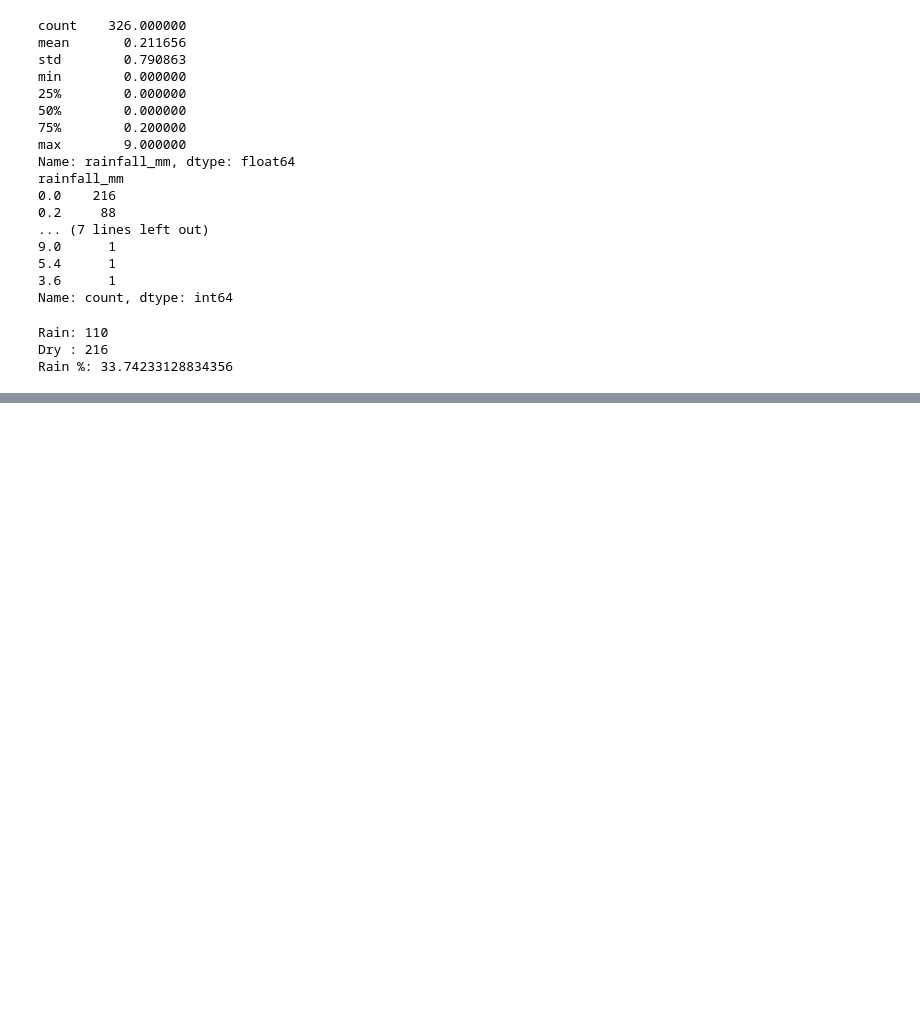
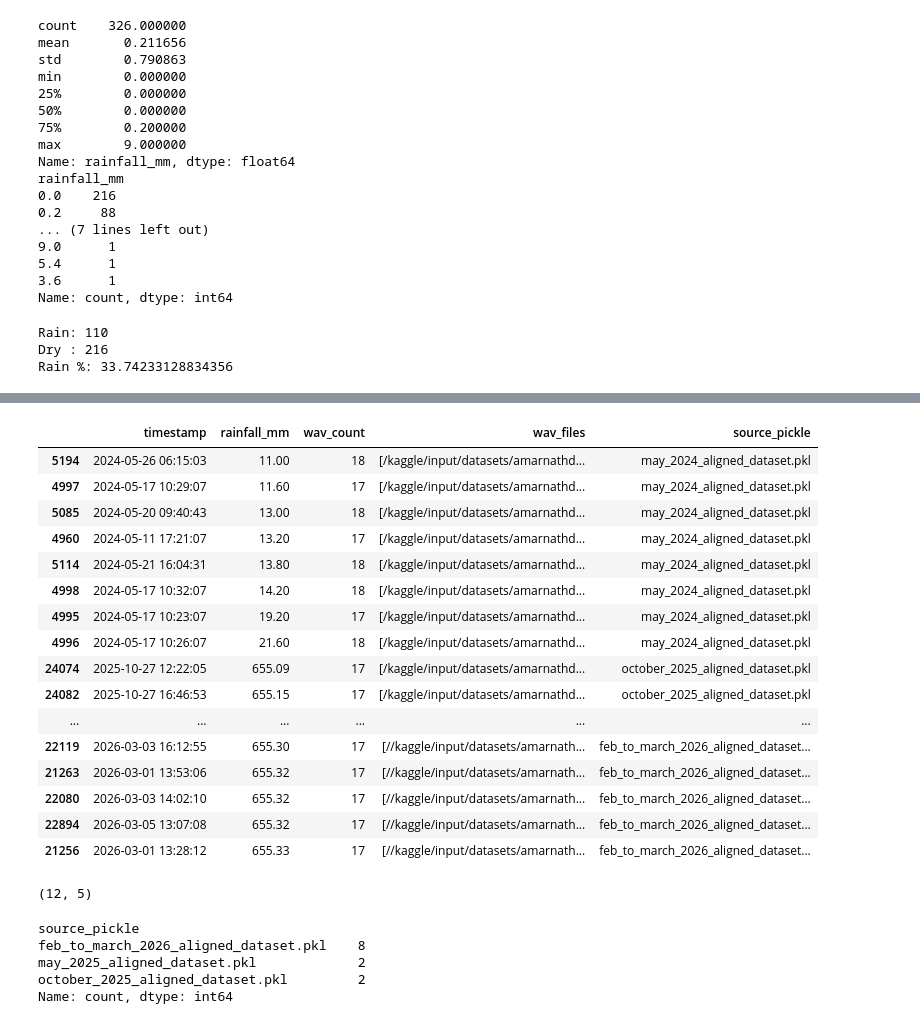
Before and after one commit to Amarnathdj10/ML-based-Acoustic-Rain-Gauge, a Jupyter notebook: audio_processing.ipynb, the cells around one changed output, grey strips where cells are left out. Cells and saved outputs as stored; diff of their text form; code cells hidden in the pictures; blank space fills up the shorter version.

Commit message:
Kaggle Notebook | audio_processing | Version 6

```diff
--- a/audio_processing.ipynb
+++ b/audio_processing.ipynb
@@ -441,3 +443,20 @@ print("Rain %:", rain/len(df)*100)
 Rain: 110
 Dry : 216
 Rain %: 33.74233128834356
+# %%
+#combine the pickle files
+
+import pandas as pd
+import glob
+
+files = glob.glob("/kaggle/input/datasets/amarnathdj/aligned-data/pickle files/*.pkl", recursive=True)
+
+dfs = []
+
+for f in files:
+    df = pd.read_pickle(f)
+    dfs.append(df)
+
+master_df = pd.concat(dfs, ignore_index=True)
+
+print(master_df.shape)
@@ -443,0 +535,18 @@ Rain %: 33.74233128834356
+# %%
+import pandas as pd
+import glob
+import os
+
+files = glob.glob("/kaggle/input/datasets/amarnathdj/aligned-data/pickle files/*.pkl")
+
+dfs = []
+
+for f in files:
+    df = pd.read_pickle(f)
+
+    # store source file name
+    df["source_pickle"] = os.path.basename(f)
+
+    dfs.append(df)
+
+master_df = pd.concat(dfs, ignore_index=True)
@@ -443,0 +592,32 @@ Rain %: 33.74233128834356
+# %%
+master_df.sort_values("rainfall_mm").tail(20)
+# %% [output]
+|  | timestamp | rainfall_mm | wav_count | wav_files | source_pickle |
+| 5194 | 2024-05-26 06:15:03 | 11.00 | 18 | [/kaggle/input/datasets/amarnathd... | may_2024_aligned_dataset.pkl |
+| 4997 | 2024-05-17 10:29:07 | 11.60 | 17 | [/kaggle/input/datasets/amarnathd... | may_2024_aligned_dataset.pkl |
+| 5085 | 2024-05-20 09:40:43 | 13.00 | 18 | [/kaggle/input/datasets/amarnathd... | may_2024_aligned_dataset.pkl |
+| 4960 | 2024-05-11 17:21:07 | 13.20 | 17 | [/kaggle/input/datasets/amarnathd... | may_2024_aligned_dataset.pkl |
+| 5114 | 2024-05-21 16:04:31 | 13.80 | 18 | [/kaggle/input/datasets/amarnathd... | may_2024_aligned_dataset.pkl |
+| 4998 | 2024-05-17 10:32:07 | 14.20 | 18 | [/kaggle/input/datasets/amarnathd... | may_2024_aligned_dataset.pkl |
+| 4995 | 2024-05-17 10:23:07 | 19.20 | 17 | [/kaggle/input/datasets/amarnathd... | may_2024_aligned_dataset.pkl |
+| 4996 | 2024-05-17 10:26:07 | 21.60 | 18 | [/kaggle/input/datasets/amarnathd... | may_2024_aligned_dataset.pkl |
+| 24074 | 2025-10-27 12:22:05 | 655.09 | 17 | [/kaggle/input/datasets/amarnathd... | october_2025_aligned_dataset.pkl |
+| 24082 | 2025-10-27 16:46:53 | 655.15 | 17 | [/kaggle/input/datasets/amarnathd... | october_2025_aligned_dataset.pkl |
+| ... | ... | ... | ... | ... | ... |
+| 22119 | 2026-03-03 16:12:55 | 655.30 | 17 | [//kaggle/input/datasets/amarnath... | feb_to_march_2026_aligned_dataset... |
+| 21263 | 2026-03-01 13:53:06 | 655.32 | 17 | [//kaggle/input/datasets/amarnath... | feb_to_march_2026_aligned_dataset... |
+| 22080 | 2026-03-03 14:02:10 | 655.32 | 17 | [//kaggle/input/datasets/amarnath... | feb_to_march_2026_aligned_dataset... |
+| 22894 | 2026-03-05 13:07:08 | 655.32 | 17 | [//kaggle/input/datasets/amarnath... | feb_to_march_2026_aligned_dataset... |
+| 21256 | 2026-03-01 13:28:12 | 655.33 | 17 | [//kaggle/input/datasets/amarnath... | feb_to_march_2026_aligned_dataset... |
+# %%
+master_df[master_df["rainfall_mm"] > 100].shape
+# %% [output]
+(12, 5)
+# %%
+master_df[master_df["rainfall_mm"] > 100]["source_pickle"].value_counts()
+# %% [output]
+source_pickle
+feb_to_march_2026_aligned_dataset.pkl    8
+may_2025_aligned_dataset.pkl             2
+october_2025_aligned_dataset.pkl         2
+Name: count, dtype: int64
```
Also changed, not shown: parts of 15 cells of this notebook.
